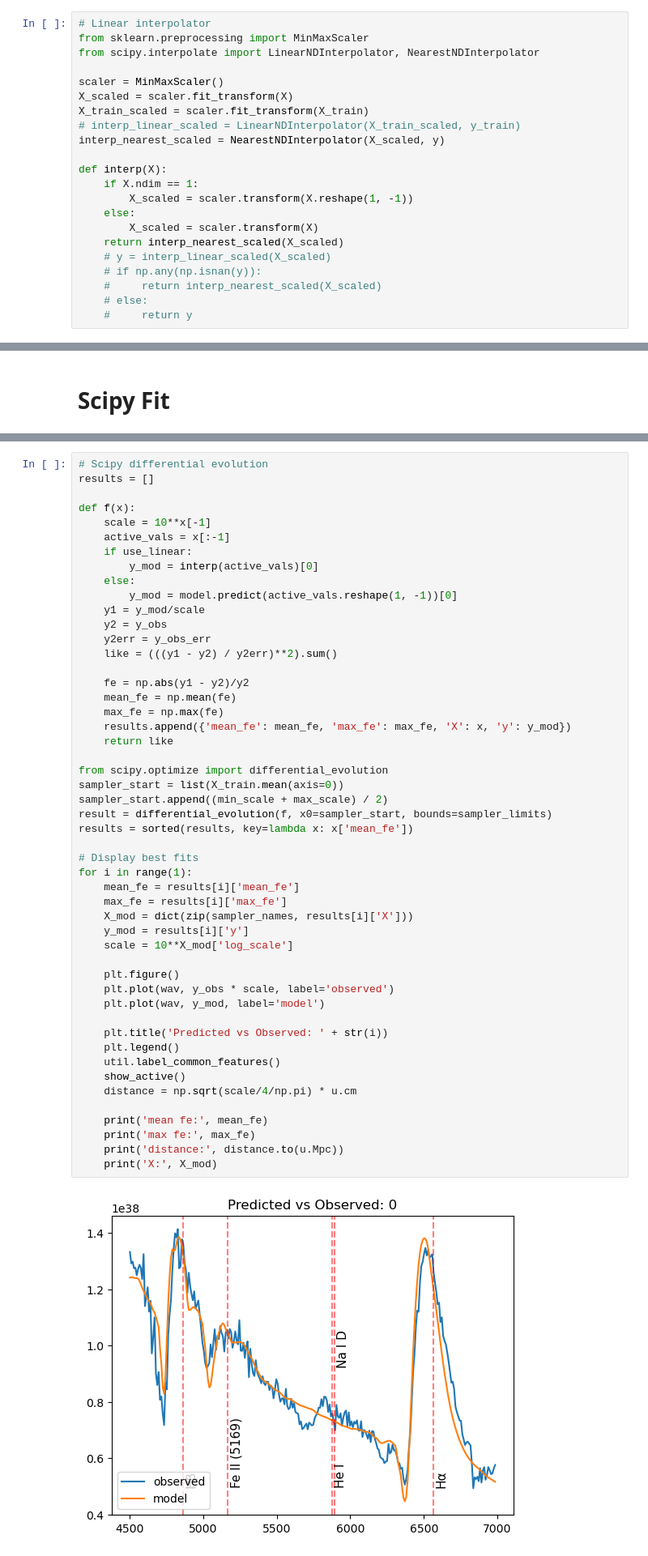
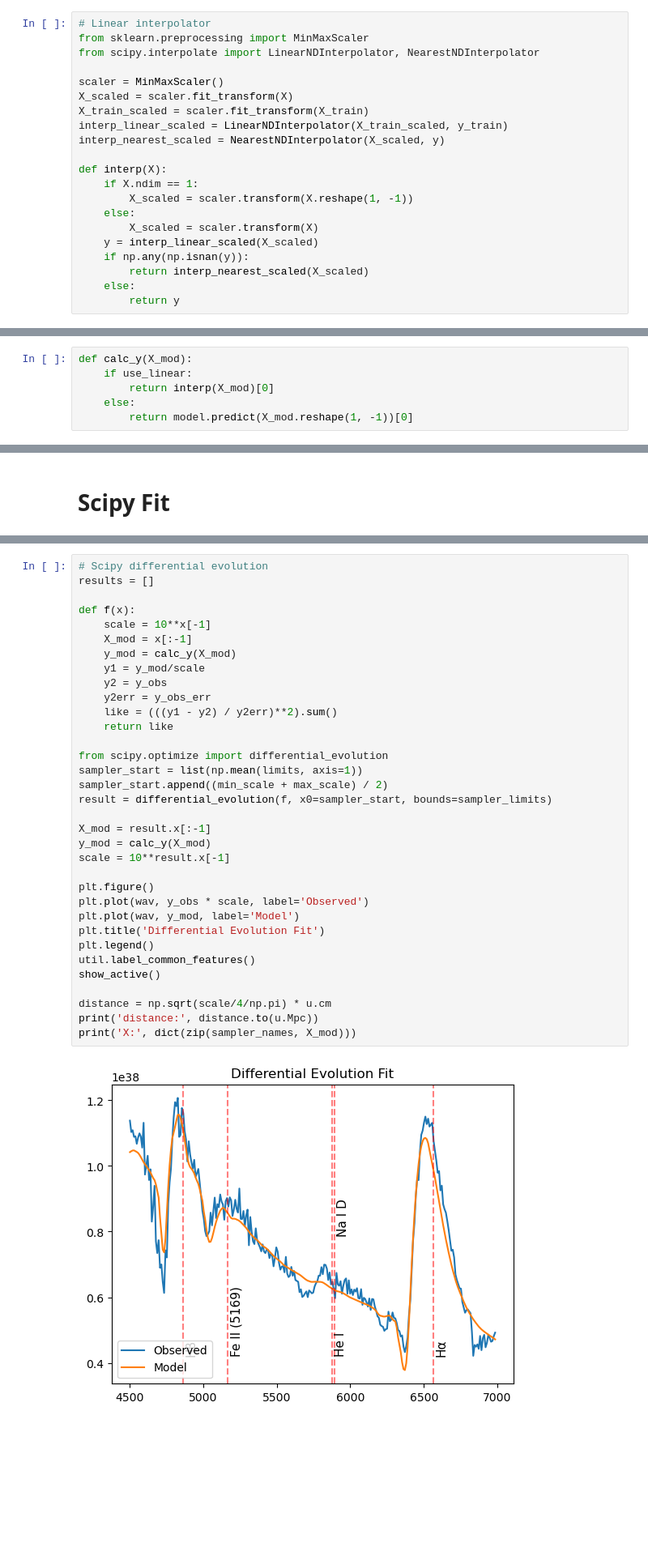
Before and after one commit to MichaelLukaszyk/iip-emulator, a Jupyter notebook: interpolator/interp.ipynb, the cells around one changed output, grey strips where cells are left out. Shown at 81% size. Drawn from its saved outputs; the diff is of its cells as text; blank space fills up the shorter version.

```diff
--- a/interpolator/interp.ipynb
+++ b/interpolator/interp.ipynb
@@ -111,7 +130,7 @@ from scipy.interpolate import LinearNDInterpolator, NearestNDInterpolator
 scaler = MinMaxScaler()
 X_scaled = scaler.fit_transform(X)
 X_train_scaled = scaler.fit_transform(X_train)
-# interp_linear_scaled = LinearNDInterpolator(X_train_scaled, y_train)
+interp_linear_scaled = LinearNDInterpolator(X_train_scaled, y_train)
 interp_nearest_scaled = NearestNDInterpolator(X_scaled, y)
 
 def interp(X):
@@ -119,9 +138,8 @@ def interp(X):
         X_scaled = scaler.transform(X.reshape(1, -1))
     else:
         X_scaled = scaler.transform(X)
-    return interp_nearest_scaled(X_scaled)
-    # y = interp_linear_scaled(X_scaled)
-    # if np.any(np.isnan(y)):
-    #     return interp_nearest_scaled(X_scaled)
-    # else:
-    #     return y
+    y = interp_linear_scaled(X_scaled)
+    if np.any(np.isnan(y)):
+        return interp_nearest_scaled(X_scaled)
+    else:
+        return y
@@ -152,3 +168,9 @@ TransformedTargetRegressor(regressor=Pipeline(steps=[('mlp',
                                                                                        64),
                                                                    max_iter=30000))]),
                            transformer=StandardScaler())
+# %%
+def calc_y(X_mod):
+    if use_linear:
+        return interp(X_mod)[0]
+    else:
+        return model.predict(X_mod.reshape(1, -1))[0]
@@ -284,52 +237,36 @@ print(pd.DataFrame({'name': sampler_names, 'limits': list(sampler_limits)}))
 # %%
 # Scipy differential evolution
 results = []
 
 def f(x):
     scale = 10**x[-1]
-    active_vals = x[:-1]
-    if use_linear:
-        y_mod = interp(active_vals)[0]
-    else:
-        y_mod = model.predict(active_vals.reshape(1, -1))[0]
+    X_mod = x[:-1]
+    y_mod = calc_y(X_mod)
     y1 = y_mod/scale
     y2 = y_obs
     y2err = y_obs_err
     like = (((y1 - y2) / y2err)**2).sum()
-
-    fe = np.abs(y1 - y2)/y2
-    mean_fe = np.mean(fe)
-    max_fe = np.max(fe)
-    results.append({'mean_fe': mean_fe, 'max_fe': max_fe, 'X': x, 'y': y_mod})
     return like
 
 from scipy.optimize import differential_evolution
-sampler_start = list(X_train.mean(axis=0))
+sampler_start = list(np.mean(limits, axis=1))
 sampler_start.append((min_scale + max_scale) / 2)
 result = differential_evolution(f, x0=sampler_start, bounds=sampler_limits)
-results = sorted(results, key=lambda x: x['mean_fe'])
 
-# Display best fits
-for i in range(1):
-    mean_fe = results[i]['mean_fe']
-    max_fe = results[i]['max_fe']
-    X_mod = dict(zip(sampler_names, results[i]['X']))
-    y_mod = results[i]['y']
-    scale = 10**X_mod['log_scale']
+X_mod = result.x[:-1]
+y_mod = calc_y(X_mod)
+scale = 10**result.x[-1]
 
-    plt.figure()
-    plt.plot(wav, y_obs * scale, label='observed')
-    plt.plot(wav, y_mod, label='model')
+plt.figure()
+plt.plot(wav, y_obs * scale, label='Observed')
+plt.plot(wav, y_mod, label='Model')
+plt.title('Differential Evolution Fit')
+plt.legend()
+util.label_common_features()
+show_active()
 
-    plt.title('Predicted vs Observed: ' + str(i))
-    plt.legend()
-    util.label_common_features()
-    show_active()
-    distance = np.sqrt(scale/4/np.pi) * u.cm
-
-    print('mean fe:', mean_fe)
-    print('max fe:', max_fe)
-    print('distance:', distance.to(u.Mpc))
-    print('X:', X_mod)
+distance = np.sqrt(scale/4/np.pi) * u.cm
+print('distance:', distance.to(u.Mpc))
+print('X:', dict(zip(sampler_names, X_mod)))
 # %% [output]
-[figure, old version]
+[figure, new version]
```
Also changed, not shown: parts of 13 cells of this notebook, 9 other files.
